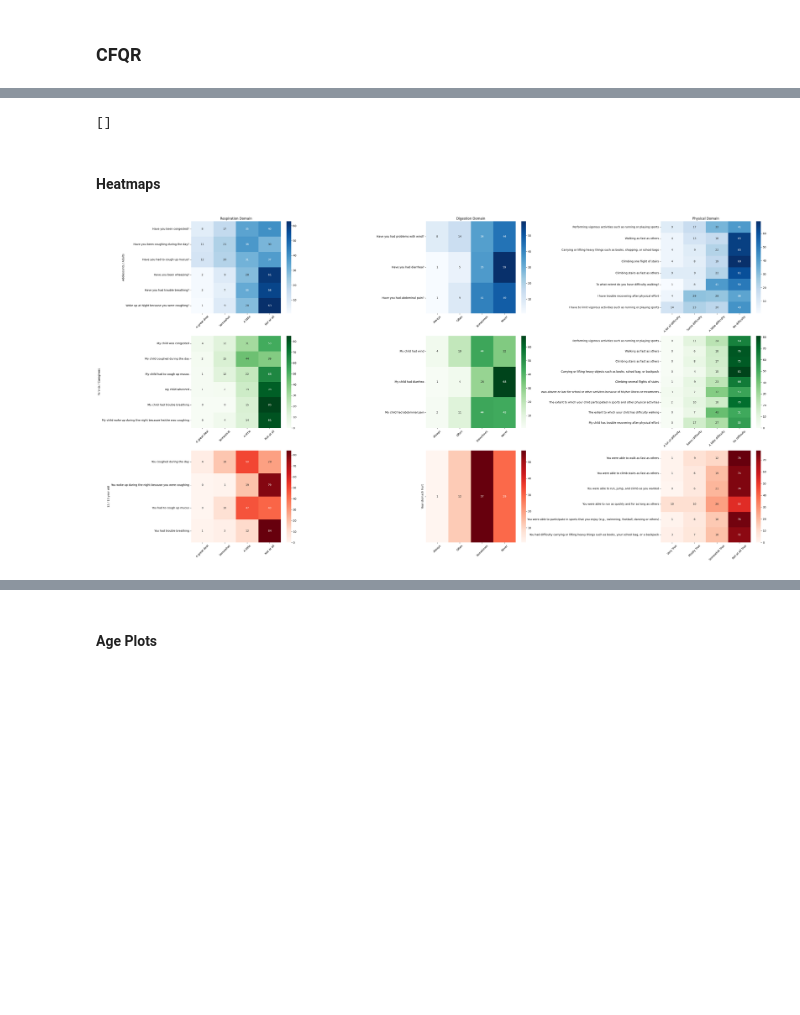
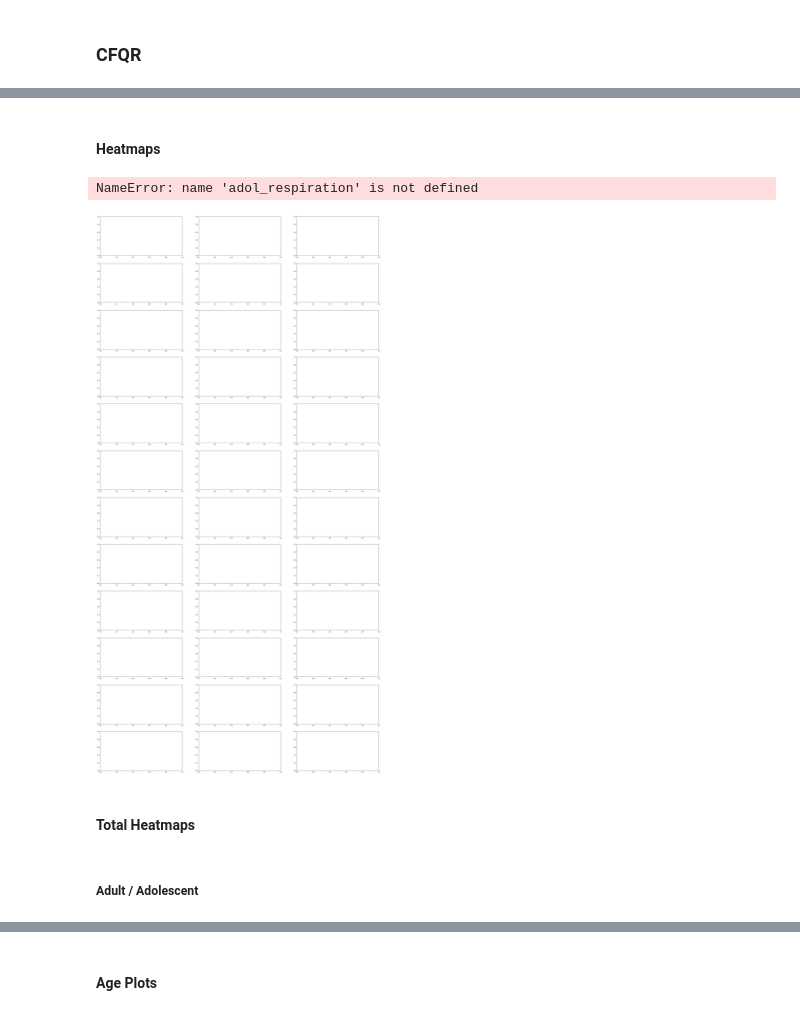
Before and after one commit to MassieGit/BEATCF-Paper1, a Jupyter notebook: BEATCF_database.ipynb, the cells around one changed output, grey strips where cells are left out. Saved outputs shown, nothing was run; the diff lists cells and outputs as text; code cells hidden in the pictures; blank space fills up the shorter version.

```diff
--- a/BEATCF_database.ipynb
+++ b/BEATCF_database.ipynb
@@ -31,7 +31,8 @@ connection  = mysql.connector.connect(user='root', password='password123',host='
 mycursor = connection.cursor()
 
 # File paths for data files
-filepath = "C:/Users/EPan/Documents/BEAT-CF/Data/beatcf_data_9 Nov 2023"
+#filepath = "C:/Users/EPan/Documents/BEAT-CF/Data/beatcf_data_9 Nov 2023" #(The database where all the first versions of Manuscript 1 were created from)
+filepath = "C:/Users/EPan/Documents/BEAT-CF/Data/beatcf_data_25 Mar 2024"
 filepath_dictionary = "C:/Users/EPan/Documents/BEAT-CF/Data/DataDictionary(20230317).xlsx"
 # %% [markdown]
 ## Create database
@@ -1998,7 +2088,10 @@ def ppfev(fev1result, fev1date, birthdate, sex, height):
 
     return ppfev_result
 # %%
-datewindow = 30 #For sweat chloride CFTR Modulator
+datewindow = 28 #For sweat chloride CFTR Modulator
+
+sql_string = "TRUNCATE TABLE beatcf_enrolment_paper"
+mycursor.execute(sql_string)
 
 sql_string = """SELECT A.study_id, A.birth_date, A.enrolment_date, B.Height, B.Weight, A.sex, B.genotype1, B.genotype2, B.sweat_chloride_level, B.paninsuff, B.cfdiab
 FROM subject A
@@ -2166,7 +2259,7 @@ for a in range (0, len(data)):
 
     # High lungfunction
     if ppfev_365 != None:
-        if ppfev_365 > 70:
+        if ppfev_365 >= 70:
             high_lungfunction = 1
         else:
             high_lungfunction = 0
@@ -2360,14 +2453,15 @@ text_file.close()
 # %%
 # CFQR Question domains
 # cfqr ages12 and 13
-cfqr1213_physical = [1,2,3,4,5,6]
-cfqr1213_emotional = [7,8,9,10,11,12,13,14]
-cfqr1213_social = [20,21,22,23,24,25,26]
-cfqr1213_body = [27,28,29]
-cfqr1213_eat = [15,17,19]
-cfqr1213_treatmentburden = [16,18,30]
-cfqr1213_respiration = [31,32,33,34]
-cfqr1213_digestion = [35]
+cfqr1213_question_numbers = {}
+cfqr1213_question_numbers["Physical"] = [1,2,3,4,5,6]
+cfqr1213_question_numbers["Emotional"] = [7,8,9,10,11,12,13,14]
+cfqr1213_question_numbers["Social"] = [20,21,22,23,24,25,26]
+cfqr1213_question_numbers["Body"] = [27,28,29]
+cfqr1213_question_numbers["Eat"] = [15,17,19]
+cfqr1213_question_numbers["Treatment Burden"] = [16,18,30]
+cfqr1213_question_numbers_respiration = [31,32,33,34]
+cfqr1213_question_numbers_digestion = [35]
 
 # cfqr adolescents and adults
 cfqradol_physical = [1,2,3,4,5,13,19,20]
@@ -2450,7 +2544,3 @@ respiration DECIMAL (5,2),
 digestion DECIMAL (5,2),
 updated_at TIMESTAMP,
 PRIMARY KEY (study_id));""")
-# %%
-caregiver_digestion
-# %% [output]
-[]
@@ -2754,11 +3004,11 @@ import numpy as np
 import seaborn as sn
 import matplotlib.pyplot as plt
 
-fig, ax = plt.subplots(3,3, figsize=(35, 18))
-
-# Adolescent/Adults----------------------
+fig, ax = plt.subplots(12,3, figsize=(35, 70))
 
 # Respiration
+for a in range (0, len(Domains)):
+
 
 results = []
 for a in range (0, len(adol_respiration[0])):
@@ -2767,9 +3017,6 @@ for a in range (0, len(adol_respiration[0])):
 for a in range (0, len(adol_respiration)):
     for b in range (0, len(adol_respiration[a])):
         results[b][adol_respiration[a][b]-1] = results[b][adol_respiration[a][b]-1] + 1
-
-#Transpose the results
-#results = np.array(results).T
 
 # Change to percentages
 for a in range (0, len(results)):
@@ -2998,31 +3245,36 @@ for a in range (0, len(twelvethirteen_physical)):
 
 # Change to percentages
 for a in range (0, len(results)):
     for b in range (0, len(results[a])):
         results[a][b] = round(results[a][b] * 100 / len(twelvethirteen_physical))
 
 # setting the parameter values
 annot = True
 
 y_axis_labels = ["You were able to walk as fast as others","You were able to climb stairs as fast as others","You were able to run, jump, and climb as you wanted","You were able to run as quickly and for as long as others","You were able to participate in sports that you enjoy (e.g., swimming, football, dancing or others)","You had difficulty carrying or lifting heavy things such as books, your school bag, or a backpack"]
 x_axis_labels = ["Very True","Mostly True","Somewhat True","Not at all True"]
 
 # plotting the heatmap
 ax[2, 2].set_xticklabels(ax[2, 2].get_xticks(), rotation = 45)
 hm = sn.heatmap(data=results, annot=annot, cmap='Reds', fmt='g', xticklabels=x_axis_labels, yticklabels=y_axis_labels, ax=ax[2, 2])
 
 # displaying the plotted heatmap
 ax[0, 0].set_title("Respiration Domain")
 ax[0, 0].set(ylabel="Adolescents / Adults")
 
 ax[0, 1].set_title("Digestion Domain")
 ax[1, 0].set(ylabel="Parents / Caregivers")
 
 ax[0, 2].set_title("Physical Domain")
 ax[2, 0].set(ylabel="12 / 13 year old")
 
 fig.tight_layout()
 plt.savefig('BEATCF_heatmaps.png')
 plt.show()
 # %% [output]
+NameError: name 'adol_respiration' is not defined
-[figure, old version]
+[figure, new version]
+# %% [markdown]
+#### Total Heatmaps
+# %% [markdown]
+##### Adult / Adolescent
```
Also changed, not shown: parts of 47 cells of this notebook, 2 other files.
